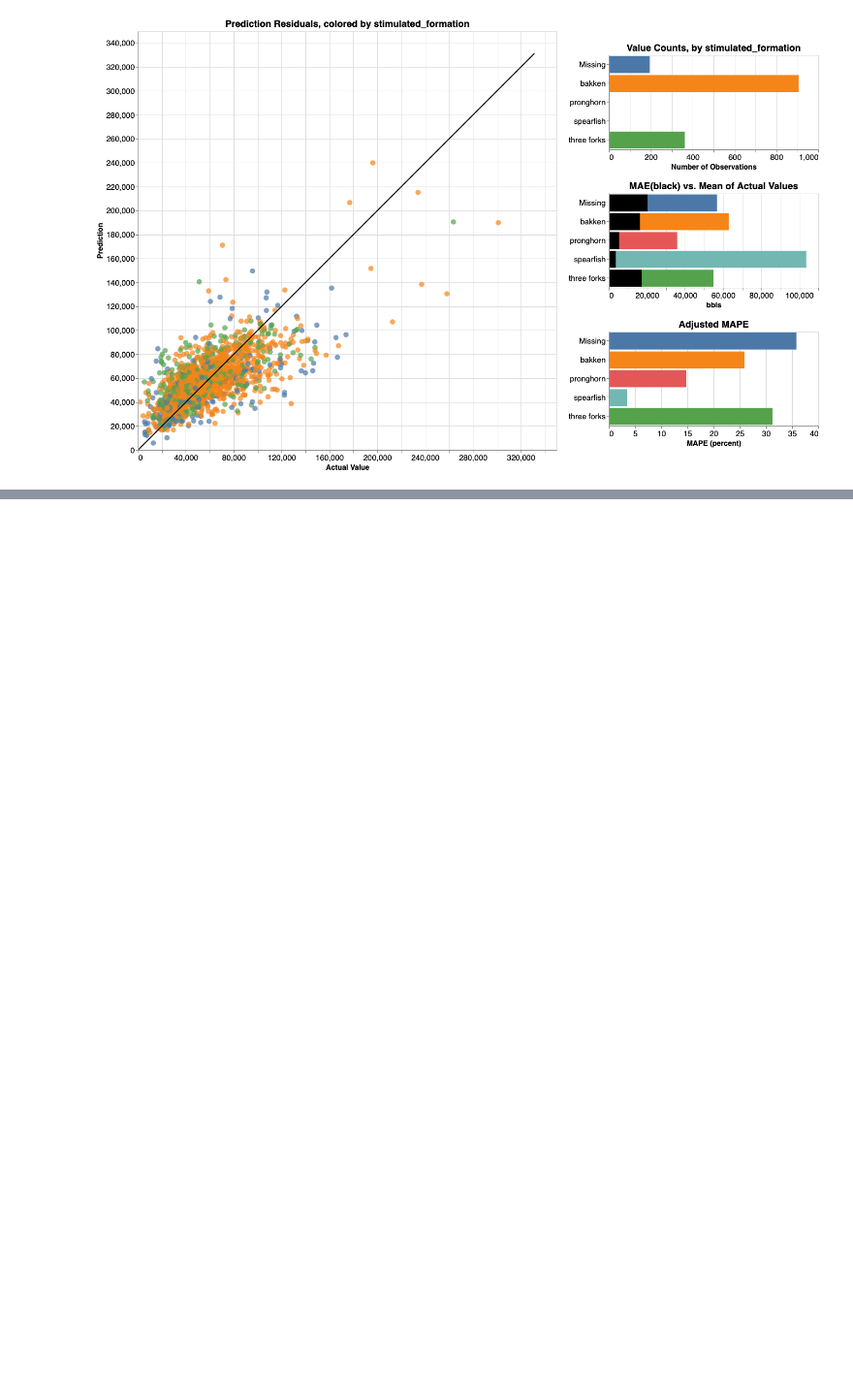
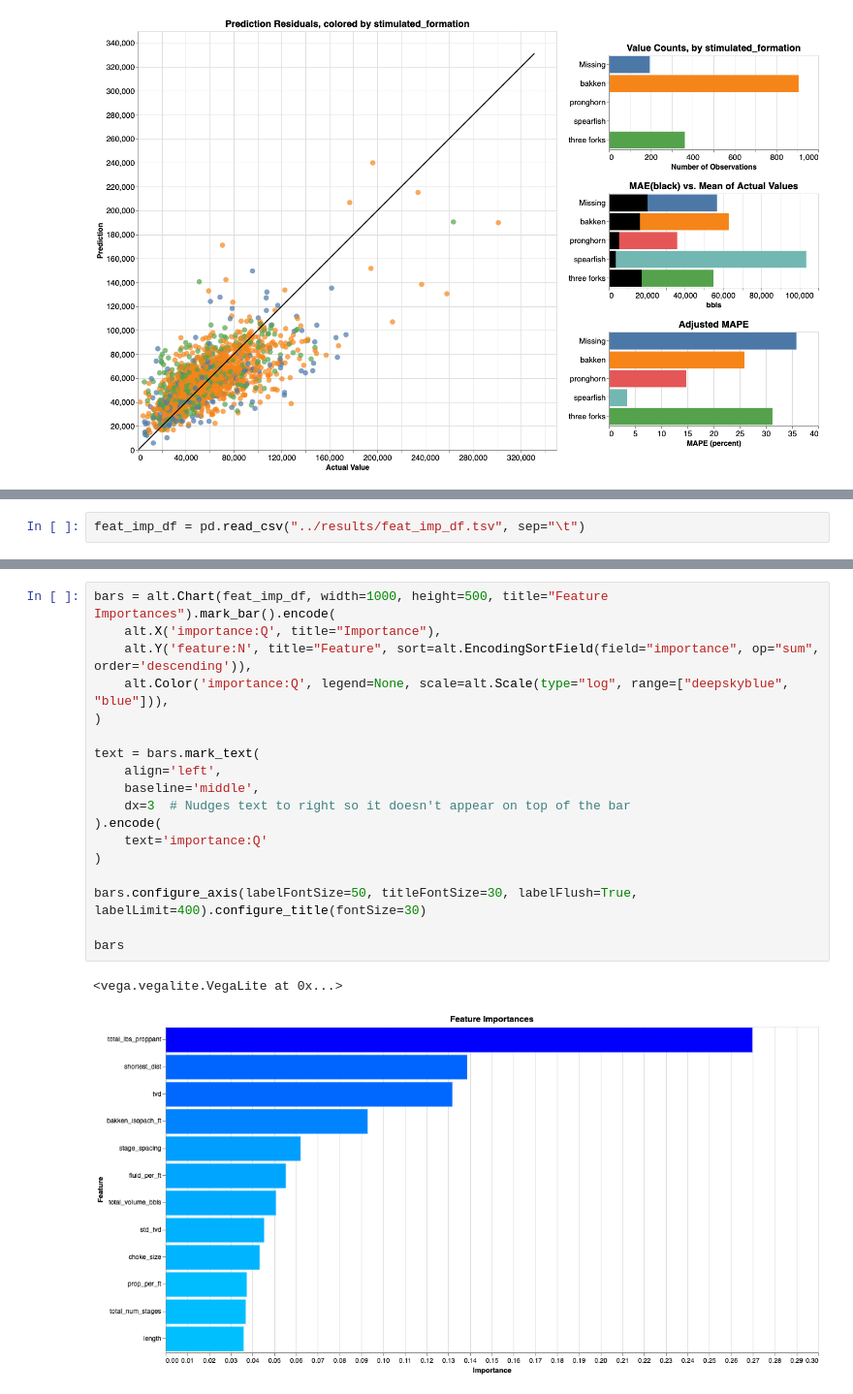
Before and after one commit to noproblem-james/data_imputation, a Jupyter notebook: notebooks/model_eval.ipynb, the cells around one changed output, grey strips where cells are left out. Shown at 97% size. Drawn from its saved outputs; the diff is of its cells as text; blank space fills up the shorter version.

Commit message:
created feat_imp_df, created feat imp bar chart in model_eval_nb.

```diff
--- a/notebooks/model_eval.ipynb
+++ b/notebooks/model_eval.ipynb
@@ -148,0 +152,2 @@ draw_cat_resids_plots(eval_df, cat_col, tooltip_features)
+# %%
+feat_imp_df = pd.read_csv("../results/feat_imp_df.tsv", sep="\t")
@@ -148,0 +170,21 @@ draw_cat_resids_plots(eval_df, cat_col, tooltip_features)
+# %%
+bars = alt.Chart(feat_imp_df, width=1000, height=500, title="Feature Importances").mark_bar().encode(
+    alt.X('importance:Q', title="Importance"),
+    alt.Y('feature:N', title="Feature", sort=alt.EncodingSortField(field="importance", op="sum", order='descending')),
+    alt.Color('importance:Q', legend=None, scale=alt.Scale(type="log", range=["deepskyblue", "blue"])),
+)
+
+text = bars.mark_text(
+    align='left',
+    baseline='middle',
+    dx=3  # Nudges text to right so it doesn't appear on top of the bar
+).encode(
+    text='importance:Q'
+)
+
+bars.configure_axis(labelFontSize=50, titleFontSize=30, labelFlush=True, labelLimit=400).configure_title(fontSize=30)
+
+bars
+# %% [output]
+<vega.vegalite.VegaLite at 0x...>
+[figure, added]
```
Also changed, not shown: parts of 3 cells of this notebook, 3 other files.
